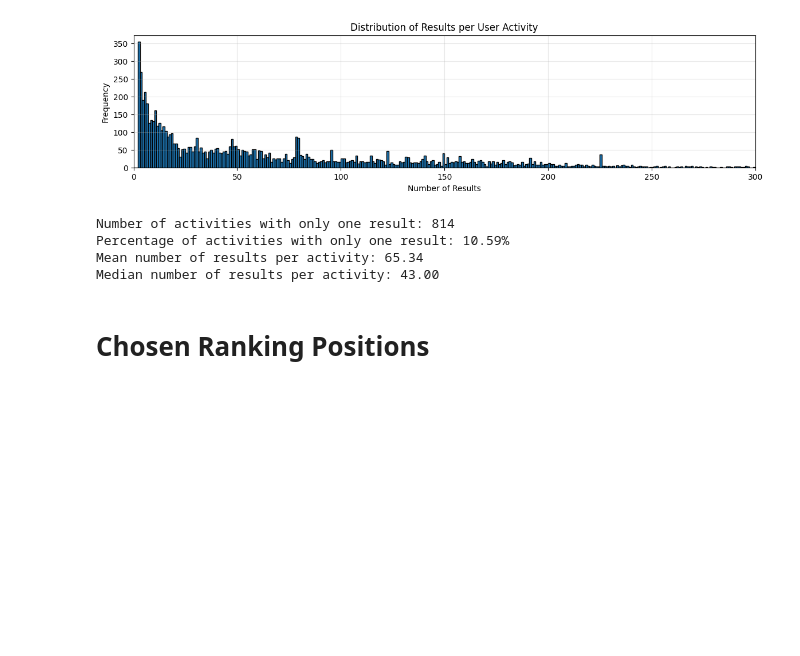
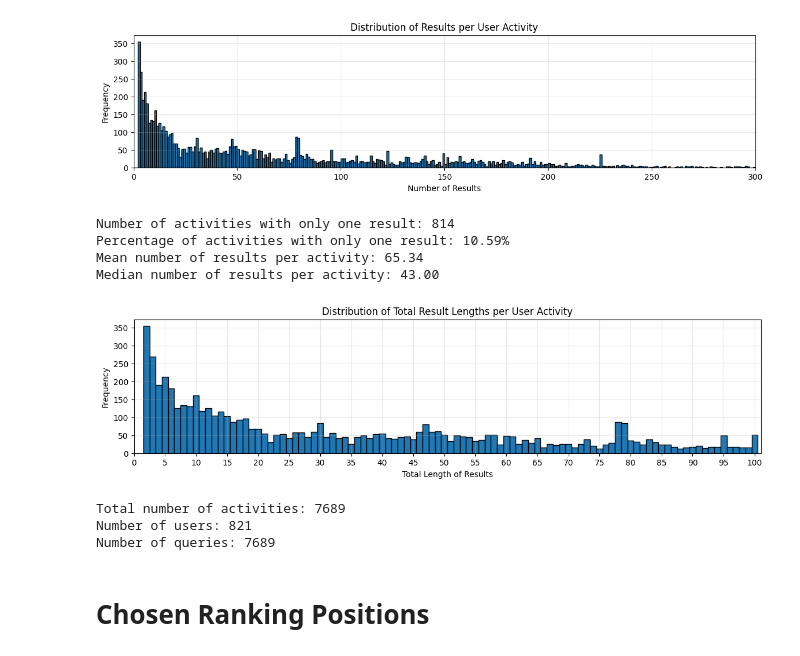
Before and after one commit to mg98/dart, a Jupyter notebook: results.ipynb, the cells around one changed output. Drawn from its saved outputs; the diff is of its cells as text; code cells hidden in the pictures; blank space fills up the shorter version.

```diff
--- a/results.ipynb
+++ b/results.ipynb
@@ -65,6 +66,33 @@ Number of activities with only one result: 814
 Percentage of activities with only one result: 10.59%
 Mean number of results per activity: 65.34
 Median number of results per activity: 43.00
+# %%
+# Compute lengths of results per activity
+result_lengths = [len(ua.results) for ua in user_activities]
+xlim = 100
+
+# Plot histogram
+plt.figure(figsize=(14, 3))
+plt.hist(result_lengths, bins=range(xlim + 2), edgecolor='black', align='left')
+plt.xlim(0, xlim + 1)
+plt.xlabel('Total Length of Results')
+plt.ylabel('Frequency')
+plt.title('Distribution of Total Result Lengths per User Activity')
+plt.grid(True, alpha=0.3)
+plt.xticks(range(0, xlim + 1, max(1, xlim // 20)))
+
+plt.show()
+# %% [output]
+[figure, added]
+# %%
+num_users = len(set(ua.issuer for ua in user_activities))
+num_queries = len(list(ua.query for ua in user_activities))
+print(f"Number of users: {num_users}")
+print(f"Number of queries: {num_queries}")
+# %% [output]
+Total number of activities: 7689
+Number of users: 821
+Number of queries: 7689
 # %% [markdown]
 # Chosen Ranking Positions
 # %%
```
Also changed, not shown: parts of 10 cells of this notebook, 8 other files.
